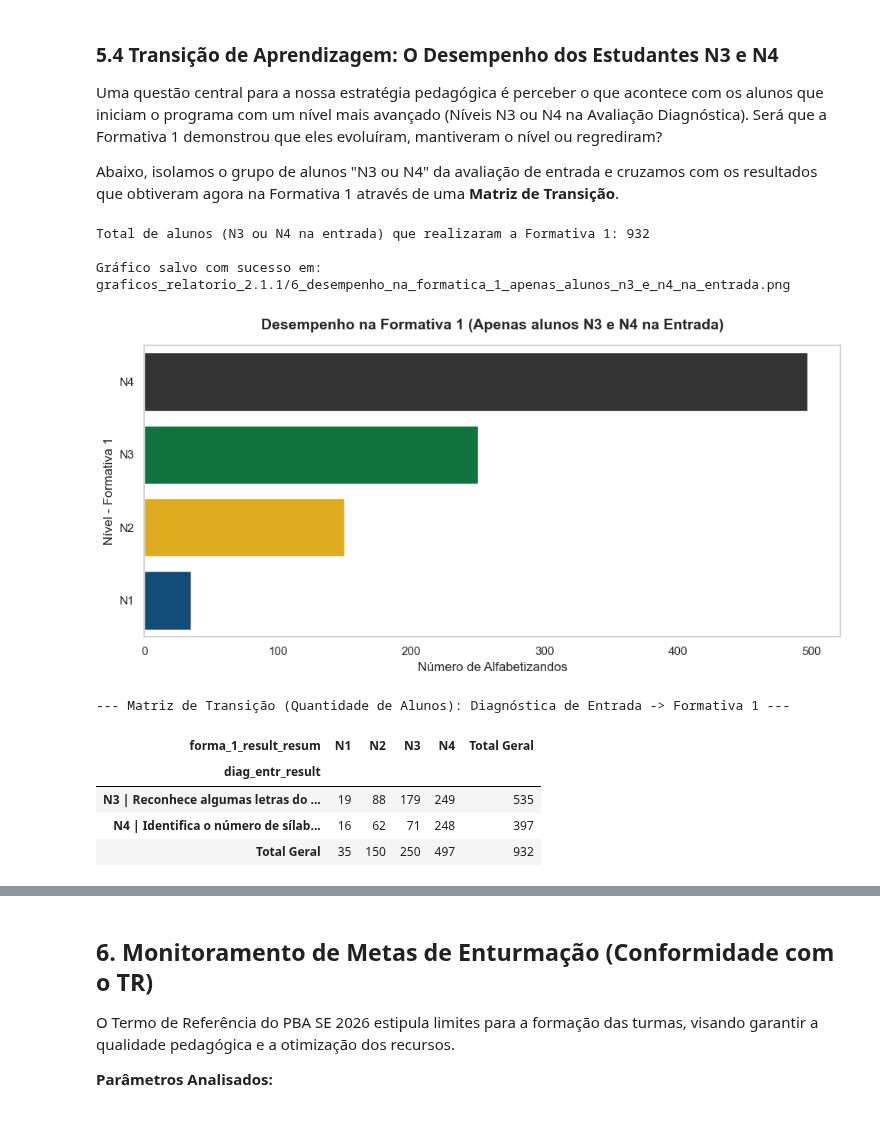
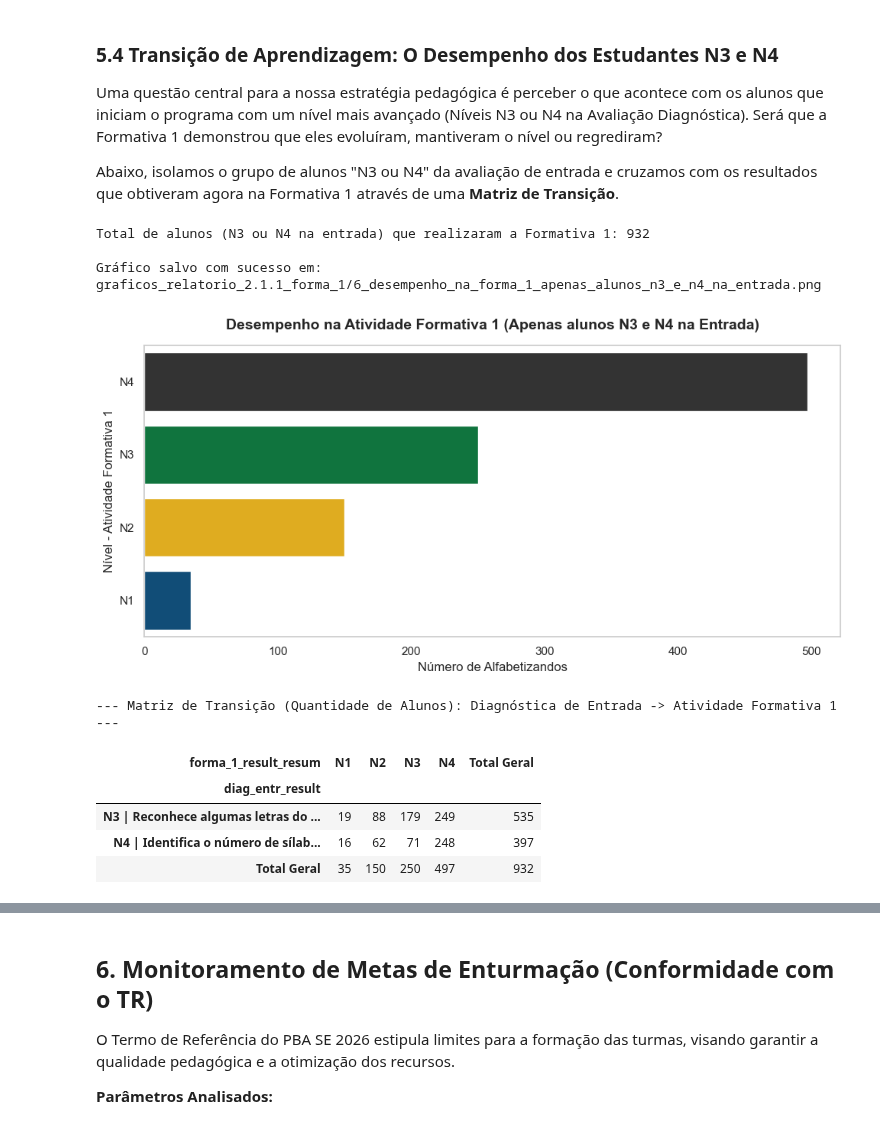
Before and after one commit to fabcmc/pba_se_2026, a Jupyter notebook: SE_2026.1_Formativa_1.ipynb, the cells around one changed output, grey strips where cells are left out. Saved outputs shown, nothing was run; the diff lists cells and outputs as text; code cells hidden in the pictures.

```diff
--- a/SE_2026.1_Formativa_1.ipynb
+++ b/SE_2026.1_Formativa_1.ipynb
@@ -167,11 +224,11 @@ def to_snake_case(column_name):
 
 # Aplica a função to_snake_case aos nomes das colunas
 df_turmas.columns = [to_snake_case(col) for col in df_turmas.columns]
-df_relatorios_formativa_1.columns = [to_snake_case(col) for col in df_relatorios_formativa_1.columns]
+df_relatorios_formativa.columns = [to_snake_case(col) for col in df_relatorios_formativa.columns]
 
 # Verificando resultados
 print(df_turmas.columns)
-print(df_relatorios_formativa_1.columns)
+print(df_relatorios_formativa.columns)
 # %% [output]
 Index(['turma', 'escola', 'municipio', 'qtd_alfabetizandos', 'coordenador',
        'alfabetizador', 'data_inicio', 'data_prevista_de_fim',
@@ -214,7 +271,7 @@ def transformar_dados_pba(df_pedag, df_turmas, df_diag=None):
         if col in df_turmas.columns:
             df_turmas[col] = pd.to_datetime(df_turmas[col], dayfirst=True, errors='coerce')
 
-    # Transformação de Datas (df_relatorios_formativa_1 - se existir)
+    # Transformação de Datas (df_relatorios_formativa - se existir)
     if df_diag is not None and "DATA DE LANÇAMENTO" in df_diag.columns:
         df_diag["data_de_lancamento"] = pd.to_datetime(df_diag["data_de_lancamento"], dayfirst=True, errors='coerce')
 
@@ -222,12 +279,12 @@ def transformar_dados_pba(df_pedag, df_turmas, df_diag=None):
     return df_pedag, df_turmas, df_diag
 
 # Aplicando a função
-df_pedagogico, df_turmas, df_relatorios_formativa_1 = transformar_dados_pba(df_pedagogico, df_turmas, df_relatorios_formativa_1)
+df_pedagogico, df_turmas, df_relatorios_formativa = transformar_dados_pba(df_pedagogico, df_turmas, df_relatorios_formativa)
 
 # Checando resultados
 print(df_pedagogico.info())
 print(df_turmas.info())
-print(df_relatorios_formativa_1.info())
+print(df_relatorios_formativa.info())
 # %% [output]
 Transformação concluída com sucesso!
 <class 'pandas.core.frame.DataFrame'>
@@ -698,11 +755,11 @@ Para entender quais habilidades foram melhor assimiladas e quais precisam de ref
 # %%
 # Definindo as pontuações máximas por questão
 pontuacoes_maximas = {
-    'forma_1_q1': 6.0,
-    'forma_1_q2': 8.0,
-    'forma_1_q3': 2.0,
-    'forma_1_q4': 4.0,
-    'forma_1_q5': 12.0
+    f'{PREFIXO_COLUNA}_q1': 6.0,
+    f'{PREFIXO_COLUNA}_q2': 8.0,
+    f'{PREFIXO_COLUNA}_q3': 2.0,
+    f'{PREFIXO_COLUNA}_q4': 4.0,
+    f'{PREFIXO_COLUNA}_q5': 12.0
 }
 
 questoes = list(pontuacoes_maximas.keys())
@@ -1144,41 +1214,41 @@ sns.countplot(
     palette=cores_pba,
     hue='forma_1_result_resum',
     legend=False
 )
-plt.title('Desempenho na Formativa 1 (Apenas alunos N3 e N4 na Entrada)', fontsize=14, fontweight='bold', pad=15)
+plt.title(f'Desempenho na {NOME_AVALIACAO} (Apenas alunos N3 e N4 na Entrada)', fontsize=14, fontweight='bold', pad=15)
 plt.xlabel('Número de Alfabetizandos')
-plt.ylabel('Nível - Formativa 1')
+plt.ylabel(f'Nível - {NOME_AVALIACAO}')
 
 # Salvando o gráfico
-nome_grafico_6 = '6_desempenho_na_formatica_1_apenas_alunos_n3_e_n4_na_entrada.png'
+nome_grafico_6 = f'6_desempenho_na_{PREFIXO_COLUNA.lower().replace(" ", "_")}_apenas_alunos_n3_e_n4_na_entrada.png'
 caminho_grafico_6 = os.path.join(dir_graficos, nome_grafico_6)
 
 plt.savefig(caminho_grafico_6, dpi=300, bbox_inches='tight')
 print(f"Gráfico salvo com sucesso em: {caminho_grafico_6}")
 
 plt.tight_layout()
 plt.show()
 
 # 4. Gerar a Matriz de Transição
-print("\n--- Matriz de Transição (Quantidade de Alunos): Diagnóstica de Entrada -> Formativa 1 ---")
+print(f"\n--- Matriz de Transição (Quantidade de Alunos): Diagnóstica de Entrada -> {NOME_AVALIACAO} ---")
 matriz_transicao = pd.crosstab(
     n3_n4_diagnostica['diag_entr_result'],
-    n3_n4_diagnostica['forma_1_result_resum'],
+    n3_n4_diagnostica[f'{PREFIXO_COLUNA}_result_resum'],
     margins=True,
     margins_name="Total Geral"
 )
 
 # Estilizando a tabela para destacar os números com cores
 cm = sns.light_palette("purple", as_cmap=True)
 tabela_estilizada = matriz_transicao.style.background_gradient(cmap=cm)
 
 display(tabela_estilizada)
 # %% [output]
 Total de alunos (N3 ou N4 na entrada) que realizaram a Formativa 1: 932
 
-Gráfico salvo com sucesso em: graficos_relatorio_2.1.1/6_desempenho_na_formatica_1_apenas_alunos_n3_e_n4_na_entrada.png
+Gráfico salvo com sucesso em: graficos_relatorio_2.1.1_forma_1/6_desempenho_na_forma_1_apenas_alunos_n3_e_n4_na_entrada.png
-[figure, old version]
+[figure, new version]
---- Matriz de Transição (Quantidade de Alunos): Diagnóstica de Entrada -> Formativa 1 ---
+--- Matriz de Transição (Quantidade de Alunos): Diagnóstica de Entrada -> Atividade Formativa 1 ---
 | forma_1_result_resum | N1 | N2 | N3 | N4 | Total Geral |
 | diag_entr_result |  |  |  |  |  |
 | N3 | Reconhece algumas letras do ... | 19 | 88 | 179 | 249 | 535 |
```
Also changed, not shown: parts of 18 cells of this notebook.
